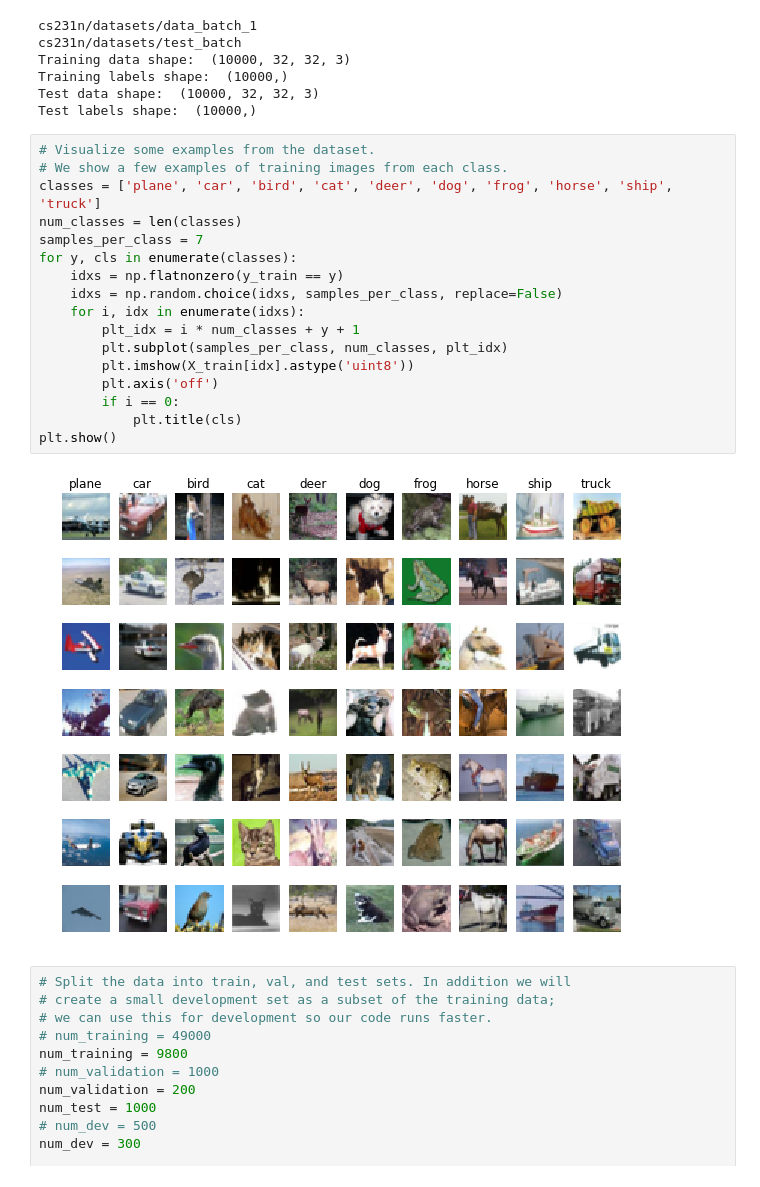
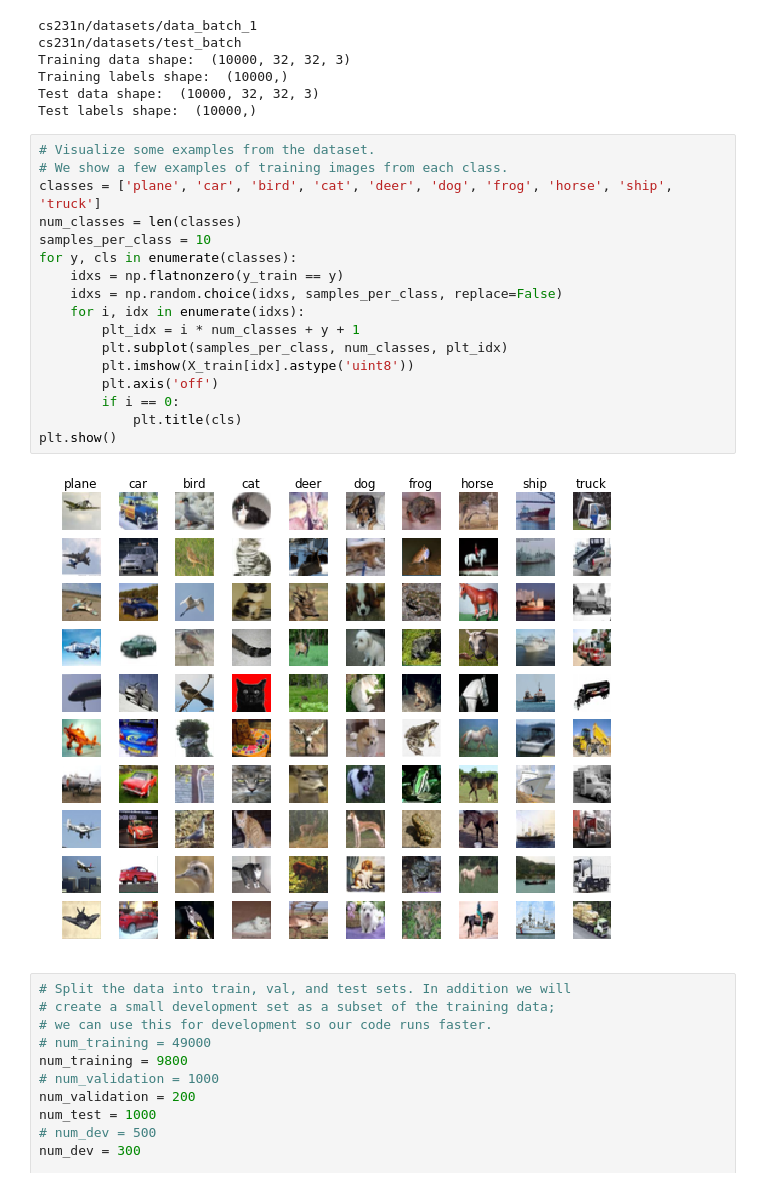
Before and after one commit to probe301/kaggle, a Jupyter notebook: CS231n_assignment1/svm.ipynb, the cells around one changed output. Saved outputs shown, nothing was run; the diff lists cells and outputs as text.

```diff
--- a/CS231n_assignment1/svm.ipynb
+++ b/CS231n_assignment1/svm.ipynb
@@ -75,22 +113,22 @@ Test labels shape:  (10000,)
 # %%
 # Visualize some examples from the dataset.
 # We show a few examples of training images from each class.
 classes = ['plane', 'car', 'bird', 'cat', 'deer', 'dog', 'frog', 'horse', 'ship', 'truck']
 num_classes = len(classes)
-samples_per_class = 7
+samples_per_class = 10
 for y, cls in enumerate(classes):
     idxs = np.flatnonzero(y_train == y)
     idxs = np.random.choice(idxs, samples_per_class, replace=False)
     for i, idx in enumerate(idxs):
         plt_idx = i * num_classes + y + 1
         plt.subplot(samples_per_class, num_classes, plt_idx)
         plt.imshow(X_train[idx].astype('uint8'))
         plt.axis('off')
         if i == 0:
             plt.title(cls)
 plt.show()
 # %% [output]
-[figure, old version]
+[figure, new version]
 # %%
 # Split the data into train, val, and test sets. In addition we will
 # create a small development set as a subset of the training data;
```
Also changed, not shown: parts of 5 cells of this notebook, 3 other files.
